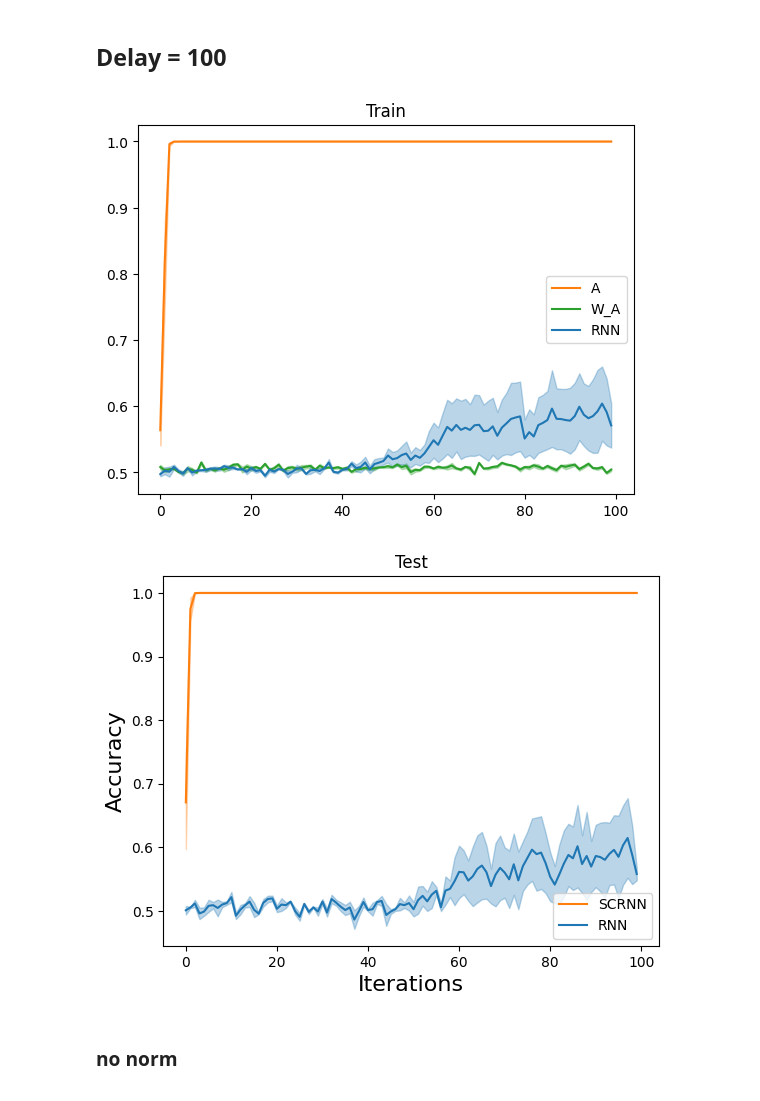
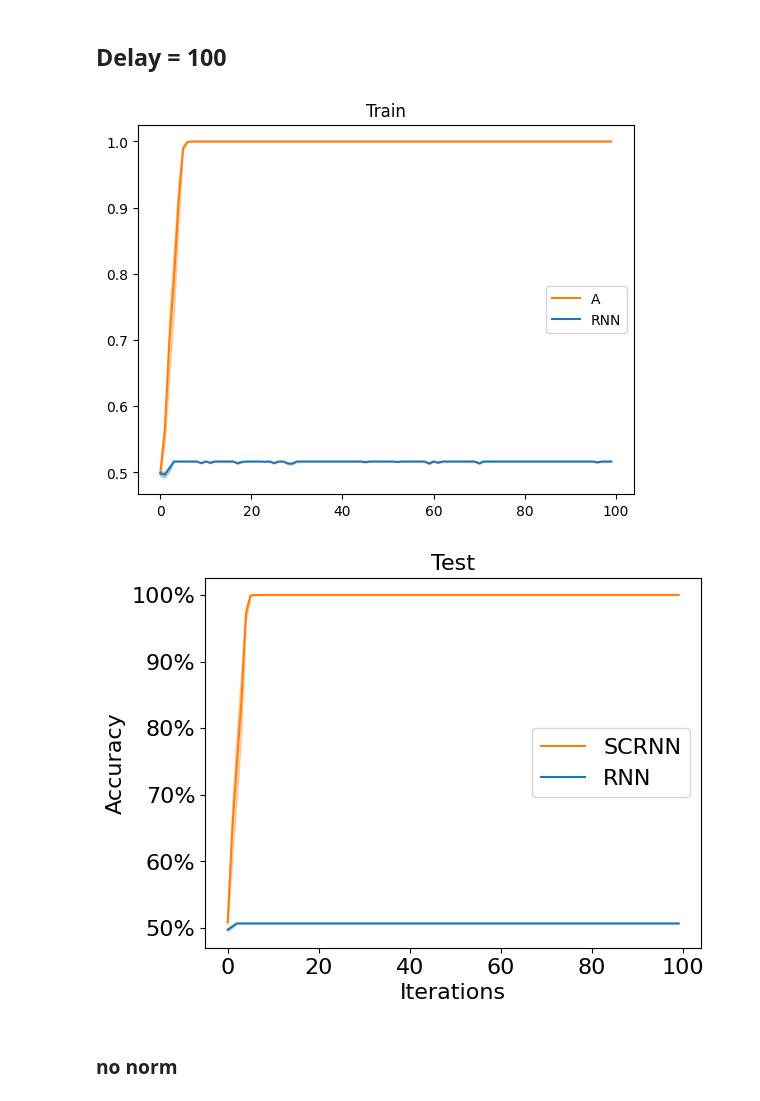
Before and after one commit to jiashuncheng/SCRNN, a Jupyter notebook: plot/plot.ipynb, the cells around one changed output. Cells and saved outputs as stored; diff of their text form; code cells hidden in the pictures.

```diff
--- a/plot/plot.ipynb
+++ b/plot/plot.ipynb
@@ -204,6 +605,7 @@ plt.show()
 # %%
 import matplotlib.pyplot as plt
 import numpy as np
+import matplotlib.ticker as mtick
 
 def data(*args):
     all_train = []
@@ -218,54 +620,53 @@ def data(*args):
             if 'Current training total accuracy: ' in data[i]:
                 train.append(float(data[i].split('Current training total accuracy: ')[1]))
             if 'Test accuracy: ' in data[i]:
                 test.append(float(data[i].split( 'Test accuracy: ')[1]))
         all_train.append(train)
         all_test.append(test)
     all_train = np.array(all_train)
     all_test = np.array(all_test)
-    return range(len(train)), [all_train.mean(0), all_train.std(0)], [all_test.mean(0), all_test.std(0)]
+    return range(len(train)), [all_train.mean(0), all_train.std(0)/np.sqrt(3)], [all_test.mean(0), all_test.std(0)/np.sqrt(3)]
 
-step, a_train_20, a_test_20 = data('/home/jiashuncheng/code/MANN/results/A_hidden50_seed1_delay100/logs/50_100_1_one_zero_ab_False_False_True.log',
-                                     '/home/jiashuncheng/code/MANN/results/A_hidden50_seed2_delay100/logs/50_100_2_one_zero_ab_False_False_True.log',
-                                     '/home/jiashuncheng/code/MANN/results/A_hidden50_seed3_delay100/logs/50_100_3_one_zero_ab_False_False_True.log')
+step, a_train_20, a_test_20 = data('/home/jiashuncheng/code/MANN/results/from_164/A_hidden10_seed1_delay100_new_1/logs/10_100_1_one_zero_ab_False_False_True.log',
+                                     '/home/jiashuncheng/code/MANN/results/from_164/A_hidden10_seed2_delay100_new_1/logs/10_100_2_one_zero_ab_False_False_True.log',
+                                     '/home/jiashuncheng/code/MANN/results/from_164/A_hidden10_seed3_delay100_new_1/logs/10_100_3_one_zero_ab_False_False_True.log')
 numbers = a_train_20
 plt.plot(step, numbers[0], label='A',color='C1')
 plt.fill_between(step, numbers[0]+0.5*numbers[1], numbers[0]-0.5*numbers[1], alpha=0.3,color='C1')
 
-step, w_a_train_20, w_a_test_20 = data('/home/jiashuncheng/code/MANN/results/W_A_hidden50_seed1_delay100/logs/50_100_1_one_zero_ab_False_False_False.log',
-                                     '/home/jiashuncheng/code/MANN/results/W_A_hidden50_seed2_delay100/logs/50_100_2_one_zero_ab_False_False_False.log',
-                                     '/home/jiashuncheng/code/MANN/results/W_A_hidden50_seed3_delay100/logs/50_100_3_one_zero_ab_False_False_False.log')
-numbers = w_a_train_20
-plt.plot(step, numbers[0], label='W_A',color='C2')
-plt.fill_between(step, numbers[0]+0.5*numbers[1], numbers[0]-0.5*numbers[1], alpha=0.3,color='C2')
-
-step, rnn_train_20, rnn_test_20 = data('/home/jiashuncheng/code/MANN/results/RNN_hidden50_seed1/logs/50_100_1_one_zero_ab_False_False_False.log',
-                                     '/home/jiashuncheng/code/MANN/results/RNN_hidden50_seed2/logs/50_100_2_one_zero_ab_False_False_False.log',
-                                     '/home/jiashuncheng/code/MANN/results/RNN_hidden50_seed3/logs/50_100_3_one_zero_ab_False_False_False.log')
+step, rnn_train_20, rnn_test_20 = data('/home/jiashuncheng/code/MANN/results/from_164/RNN_hidden21_seed1_delay100_no_norm_new_1/logs/21_100_1_one_zero_ab_False_False_False.log',
+                                     '/home/jiashuncheng/code/MANN/results/from_164/RNN_hidden21_seed2_delay100_no_norm_new_1/logs/21_100_2_one_zero_ab_False_False_False.log',
+                                     '/home/jiashuncheng/code/MANN/results/from_164/RNN_hidden21_seed3_delay100_no_norm_new_1/logs/21_100_3_one_zero_ab_False_False_False.log')
 numbers = rnn_train_20
 plt.plot(step, numbers[0], label='RNN',color='C0')
 plt.fill_between(step, numbers[0]+0.5*numbers[1], numbers[0]-0.5*numbers[1], alpha=0.3,color='C0')
 plt.title('Train')
 plt.legend()
 plt.show()
 
 numbers = a_test_20
 plt.plot(step, numbers[0], label='SCRNN',color='C1')
 plt.fill_between(step, numbers[0]+0.5*numbers[1], numbers[0]-0.5*numbers[1], alpha=0.3,color='C1')
-# numbers = w_a_test_20
-# plt.plot(step, numbers[0], label='W_A',color='C2')
-# plt.fill_between(step, numbers[0]+0.5*numbers[1], numbers[0]-0.5*numbers[1], alpha=0.3,color='C2')
 numbers = rnn_test_20
 plt.plot(step, numbers[0], label='RNN',color='C0')
 plt.fill_between(step, numbers[0]+0.5*numbers[1], numbers[0]-0.5*numbers[1], alpha=0.3,color='C0')
-plt.title('Test')
+
+ax = plt.gca()
+plt.title('Test', fontsize=16)
 plt.ylabel('Accuracy', fontsize=16)
 plt.xlabel('Iterations', fontsize=16)
-plt.legend()
+plt.xticks(fontsize=16)
+plt.yticks(fontsize=16)
+import matplotlib.ticker as mtick
+fmt = '%.0f%%' # Format you want the ticks, e.g. '40%'
+yticks = mtick.FuncFormatter(lambda x, pos: fmt % (x * 100))
+ax = plt.gca()
+ax.yaxis.set_major_formatter(yticks)
+plt.legend(fontsize=16)
 plt.show()
 # %% [output]
-[figure, old version]
+[figure, new version]
-[figure, old version]
+[figure, new version]
 # %% [markdown]
 ### no norm
 # %%
```
Also changed, not shown: parts of 31 cells of this notebook, 4 other files.
